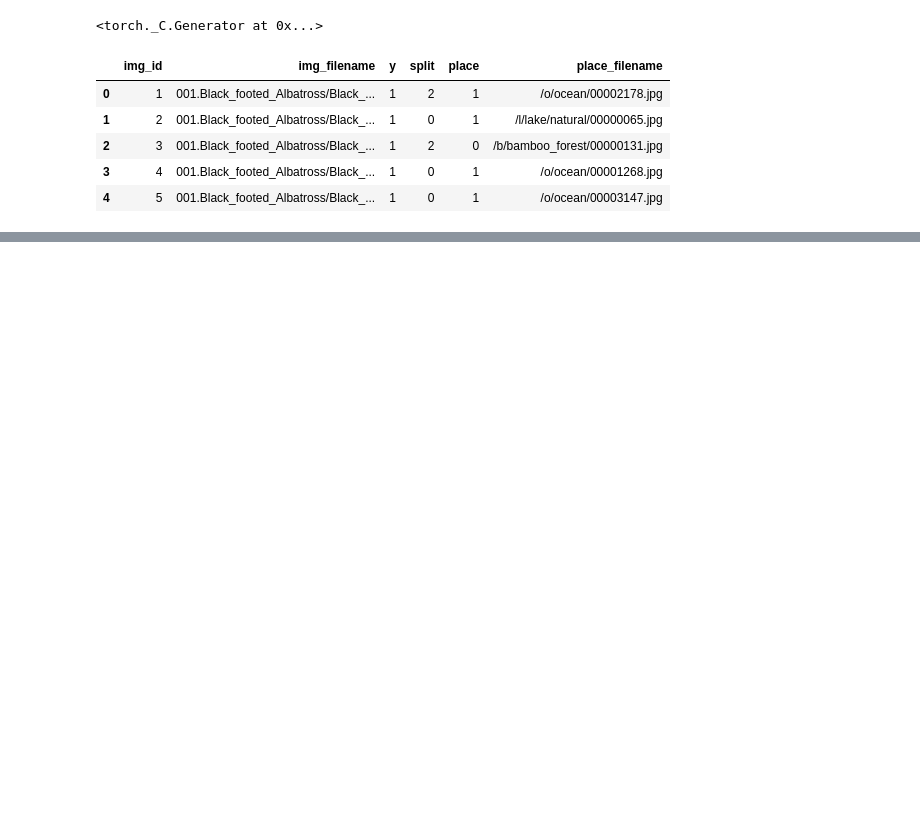
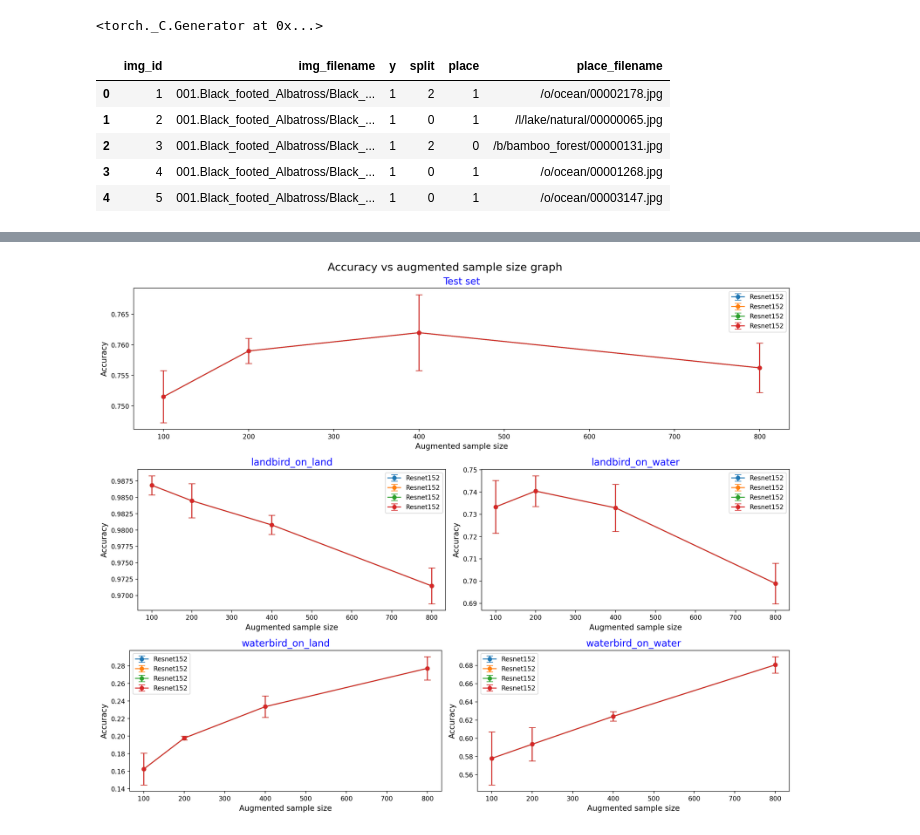
Before and after one commit to AtiqurRahmanAni/ml-algos, a Jupyter notebook: Waterbird/Waterbird_dataset_model_eval.ipynb, the cells around one changed output, grey strips where cells are left out. Drawn from its saved outputs; the diff is of its cells as text; code cells hidden in the pictures; blank space fills up the shorter version.

```diff
--- a/Waterbird/Waterbird_dataset_model_eval.ipynb
+++ b/Waterbird/Waterbird_dataset_model_eval.ipynb
@@ -37,8 +36,8 @@ WATER = 1
 def get_result(result_file: str):
     performance_report = np.load(result_file, allow_pickle=True)
 
-    true_labels = [x['img_label'] for x in performance_report]
-    predicted_labels = [x['predicted'] for x in performance_report]
+    true_labels = np.array([x['img_label'] for x in performance_report])
+    predicted_labels = np.array([x['predicted'] for x in performance_report])
     place = [x['place'] for x in performance_report]
 
     landbird_on_land = []
@@ -110,6 +109,7 @@ def get_result(result_file: str):
     waterbird_on_water_f1 = f1_score(waterbird_on_water, predicted_waterbird_on_water, average='macro')
     waterbird_on_land_f1 = f1_score(waterbird_on_land, predicted_waterbird_on_land, average='macro')
 
+
     # print(f"All data\nAccuracy: {test_acc:.2f} | F1 Score: {test_f1:.2f}")
     # print(f"Landbird on land\nAccuracy: {landbird_on_land_acc:.2f} | F1 Score: {landbird_on_land_f1:.2f}")
     # print(f"Landbird on water\nAccuracy: {landbird_on_water_acc:.2f} | F1 Score: {landbird_on_water_f1:.2f}")
@@ -117,10 +117,3 @@ def get_result(result_file: str):
     # print(f"Waterbird on land\nAccuracy: {waterbird_on_land_acc:.2f} | F1 Score: {waterbird_on_land_f1:.2f}")
 
     return test_acc, landbird_on_land_acc, landbird_on_water_acc, waterbird_on_land_acc, waterbird_on_water_acc, test_f1, landbird_on_land_f1, landbird_on_water_f1, waterbird_on_land_f1, waterbird_on_water_f1
-# %%
-test_acc, landbird_on_land_acc, \
-landbird_on_water_acc, waterbird_on_land_acc, \
-waterbird_on_water_acc, test_f1, \
-landbird_on_land_f1, landbird_on_water_f1, \
-waterbird_on_land_f1, waterbird_on_water_f1 = get_result("D:/Download/resnet50_test.npy")
-0.00001, landbird_on_land_acc, landbird_on_water_acc, waterbird_on_land_acc, waterbird_on_water_acc
@@ -133,7 +119,0 @@ waterbird_on_land_f1, waterbird_on_water_f1 = get_result("D:/Download/resnet50_t
-# %%
-test_acc, landbird_on_land_acc, \
-landbird_on_water_acc, waterbird_on_land_acc, \
-waterbird_on_water_acc, test_f1, \
-landbird_on_land_f1, landbird_on_water_f1, \
-waterbird_on_land_f1, waterbird_on_water_f1 = get_result("D:/Download/resnet50_test_0001.npy")
-0.0001, landbird_on_land_acc, landbird_on_water_acc, waterbird_on_land_acc, waterbird_on_water_acc
@@ -224,0 +187,41 @@ plt.show()
+# %%
+result_files = ["D:/Download/Waterbird/Resnet152/resnet152_all_statistics.npy"] * 4
+groups = ['landbird_on_land', 'landbird_on_water', 'waterbird_on_land', 'waterbird_on_water']
+
+fig = plt.figure(figsize=(15, 12), dpi=200, constrained_layout=True)
+subfigs = fig.subfigures(nrows=3, ncols=1)
+ax = subfigs[0].subplots(nrows=1, ncols=1)
+fig.suptitle('Accuracy vs augmented sample size graph', fontsize=17)
+
+for result_file in result_files:
+    result_file = np.load(result_file, allow_pickle=True).item()
+    sample_size = result_file['sample_size']
+    mean_accuracy = result_file['test_acc_mean']
+    std_dev = result_file['test_acc_std']
+
+    ax.errorbar(sample_size, mean_accuracy, yerr=std_dev, fmt='-o', capsize=5, label=result_file['model_name'])
+
+ax.set_title('Test set', fontsize=15, color='blue')
+ax.legend()
+ax.set_xlabel('Augmented sample size', fontsize=12)
+ax.set_ylabel('Accuracy', fontsize=12)
+
+sub_row1, sub_row2 = subfigs[1], subfigs[2]
+axs = list(sub_row1.subplots(nrows=1, ncols=2).flatten()) + list(sub_row2.subplots(nrows=1, ncols=2).flatten())
+
+for group, ax in zip(groups, axs):
+    for result_file in result_files:
+        result_file = np.load(result_file, allow_pickle=True).item()
+        sample_size = result_file['sample_size']
+        mean_accuracy = result_file[f'{group}_acc_mean']
+        std_dev = result_file[f'{group}_acc_std']
+
+        ax.errorbar(sample_size, mean_accuracy, yerr=std_dev, fmt='-o', capsize=5, label=result_file['model_name'])
+        ax.set_title(group, fontsize=15, color='blue')
+    ax.legend()
+    ax.set_xlabel('Augmented sample size', fontsize=12)
+    ax.set_ylabel('Accuracy', fontsize=12)
+
+plt.show()
+# %% [output]
+[figure, added]
```
Also changed, not shown: parts of 6 cells of this notebook, 8 other files.
